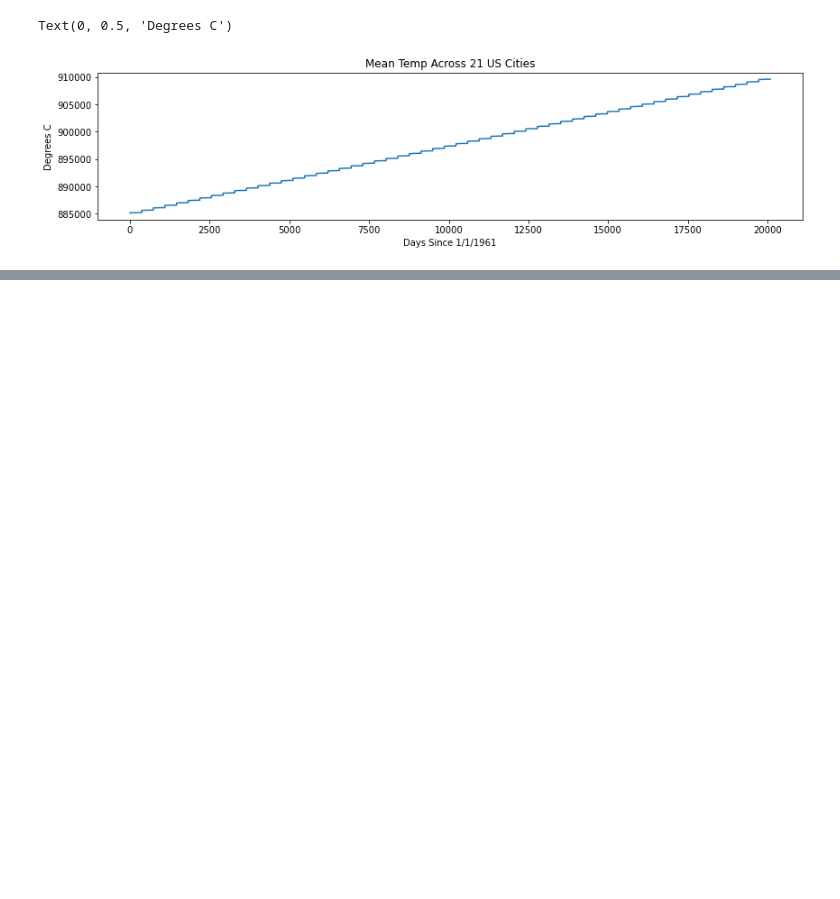
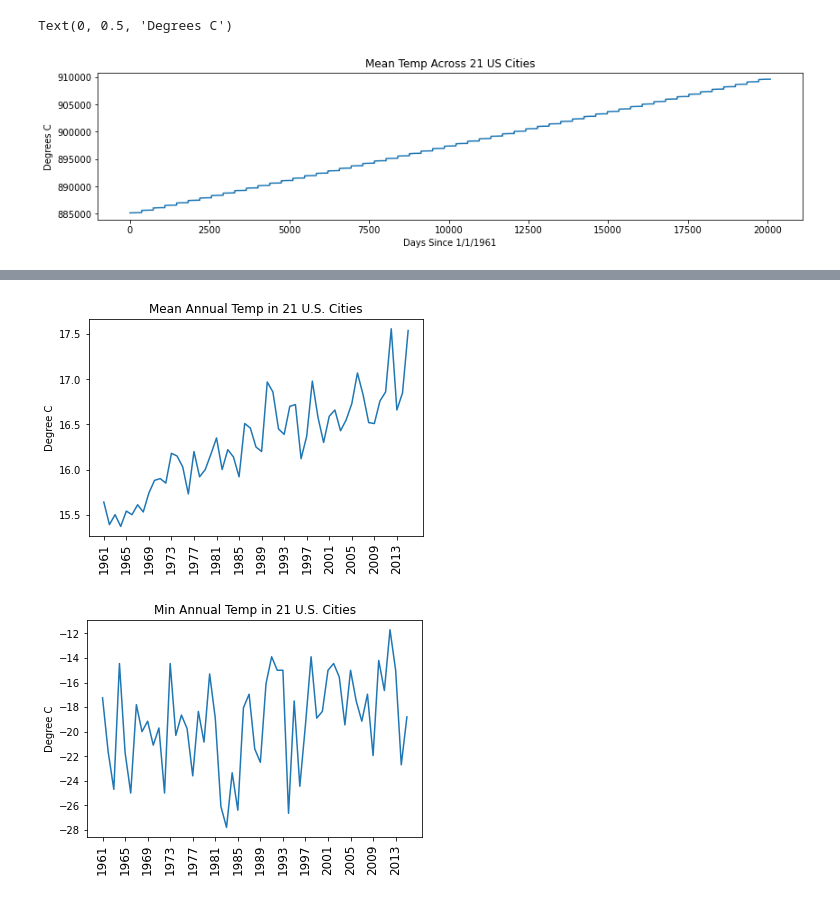
Before and after one commit to jinjiaacademy/MIT6001_2, a Jupyter notebook: figure_code/Chapter 23 Exploring Data with Pandas.ipynb, the cells around one changed output, grey strips where cells are left out. Cells and saved outputs as stored; diff of their text form; code cells hidden in the pictures; blank space fills up the shorter version.

```diff
--- a/figure_code/Chapter 23 Exploring Data with Pandas.ipynb
+++ b/figure_code/Chapter 23 Exploring Data with Pandas.ipynb
@@ -519,9 +520,9 @@ temperatures
 | 20151231 | -0.75 | 9.75 | ... | -3.80 | 909612.30 |
 20088 rows × 24 columns
 # %%
-# temperatures.set_index('Date')
+temperatures.set_index('Date', drop=True, inplace=True)
 temperatures['Max'] = temperatures.max(axis='columns')
 temperatures['Min'] = temperatures.min(axis='columns')
 temperatures['Mean T'] = round(temperatures.mean(axis='columns'),2)
-print(temperatures.loc[temperatures['date']==20000704])
+print(temperatures.loc[temperatures['Date']==20000704])
 # %% [output]
@@ -577,0 +559,17 @@ get_dict(temperatures, ['Max T', 'Min T'])
+# %%
+temperatures = pd.read_csv('US_temperatures.csv')
+temperatures.set_index('Date', drop=True, inplace=True)
+temperatures['Mean T'] = round(temperatures.mean(axis='columns'), 2)
+temperatures['Max T'] = temperatures.max(axis='columns')
+temperatures['Min T'] = temperatures.min(axis='columns')
+yearly_dict = get_dict(temperatures, ['Max T', 'Min T', 'Mean T'])
+years, mins, maxes, means = [], [], [], []
+for y in yearly_dict:
+    years.append(y)
+    mins.append(min(yearly_dict[y]['Min T']))
+    maxes.append(max(yearly_dict[y]['Max T']))
+    means.append(round(np.mean(yearly_dict[y]['Mean T']), 2))
+
+yearly_temps = pd.DataFrame({'Year':years, 'Min T':mins,
+                            'Max T':maxes, 'Mean T':means})
+print(yearly_temps)
@@ -577,0 +587,15 @@ get_dict(temperatures, ['Max T', 'Min T'])
+# %%
+plt.figure(0)
+plt.plot(yearly_temps['Year'], yearly_temps['Mean T'])
+plt.title('Mean Annual Temp in 21 U.S. Cities')
+plt.figure(1)
+plt.plot(yearly_temps['Year'], yearly_temps['Min T'])
+plt.title('Min Annual Temp in 21 U.S. Cities')
+for i in range(2):
+    plt.figure(i)
+    plt.xticks(range(0, len(yearly_temps), 4),
+              rotation = 'vertical', size = 'large')
+    plt.ylabel('Degree C')
+# %% [output]
+[figure, added]
+[figure, added]
```
Also changed, not shown: parts of 4 cells of this notebook.
